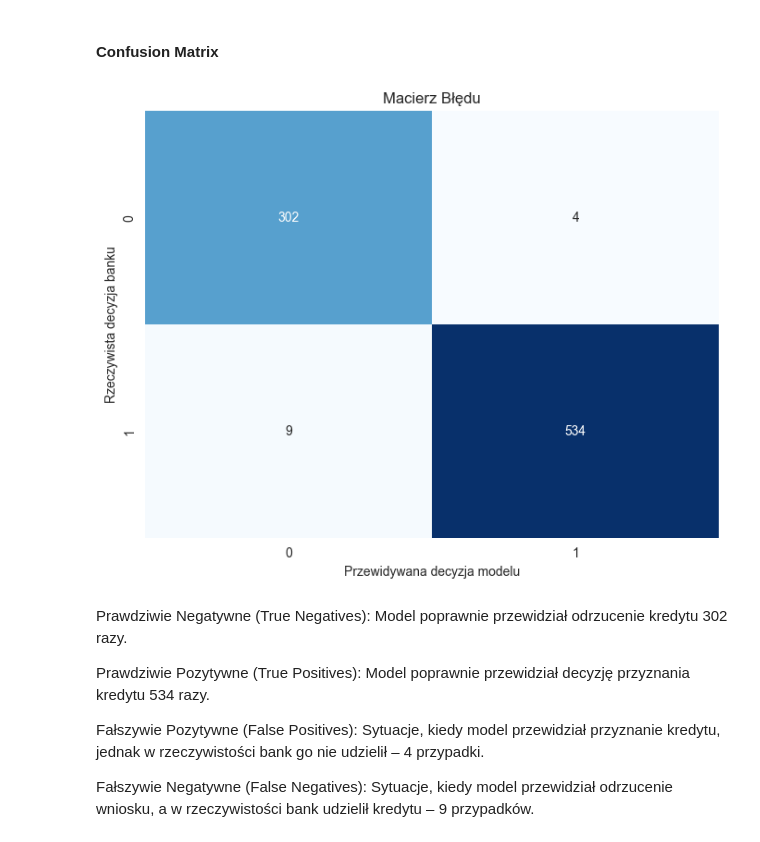
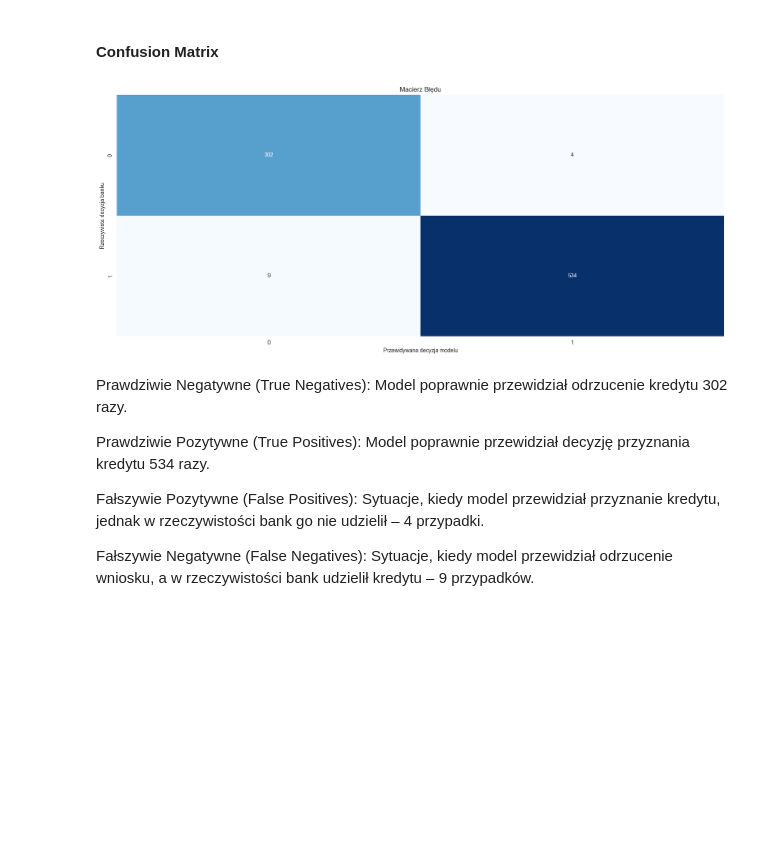
Before and after one commit to ssowula/Bank-Loan-Approval-Predictor, a Jupyter notebook: Analiza.ipynb, the cells around one changed output. Drawn from its saved outputs; the diff is of its cells as text; code cells hidden in the pictures; blank space fills up the shorter version.

Commit message:
charts size update

```diff
--- a/Analiza.ipynb
+++ b/Analiza.ipynb
@@ -202,14 +202,14 @@ Wyniki na poziomie 0.98 dla przyznań i 0.99 dla odrzuceń oznaczają, że model
 #### Confusion Matrix
 # %%
 cm = confusion_matrix(y_test, y_pred)
-plt.figure(figsize=(8, 6))
+plt.figure(figsize=(20, 8))
 sns.heatmap(cm, annot=True, fmt='d', cmap='Blues', cbar=False)
 plt.title('Macierz Błędu')
 plt.xlabel('Przewidywana decyzja modelu')
 plt.ylabel('Rzeczywista decyzja banku')
 plt.show()
 # %% [output]
-[figure, old version]
+[figure, new version]
 # %% [markdown]
 Prawdziwie Negatywne (True Negatives): Model poprawnie przewidział odrzucenie kredytu 302 razy.
 
```
Also changed, not shown: parts of 1 cell of this notebook, 1 other file.
